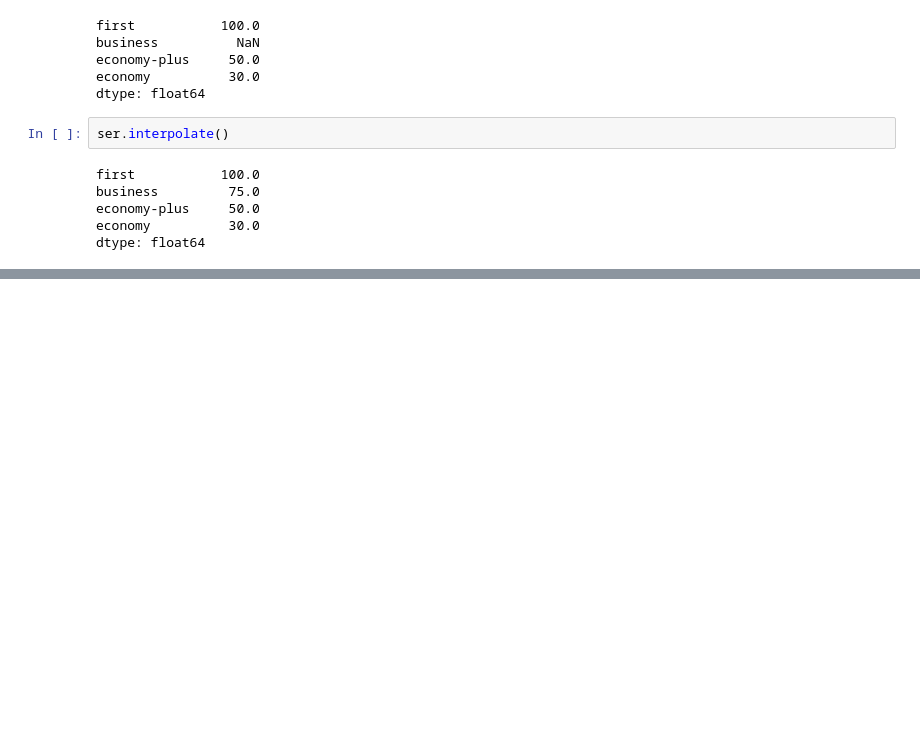
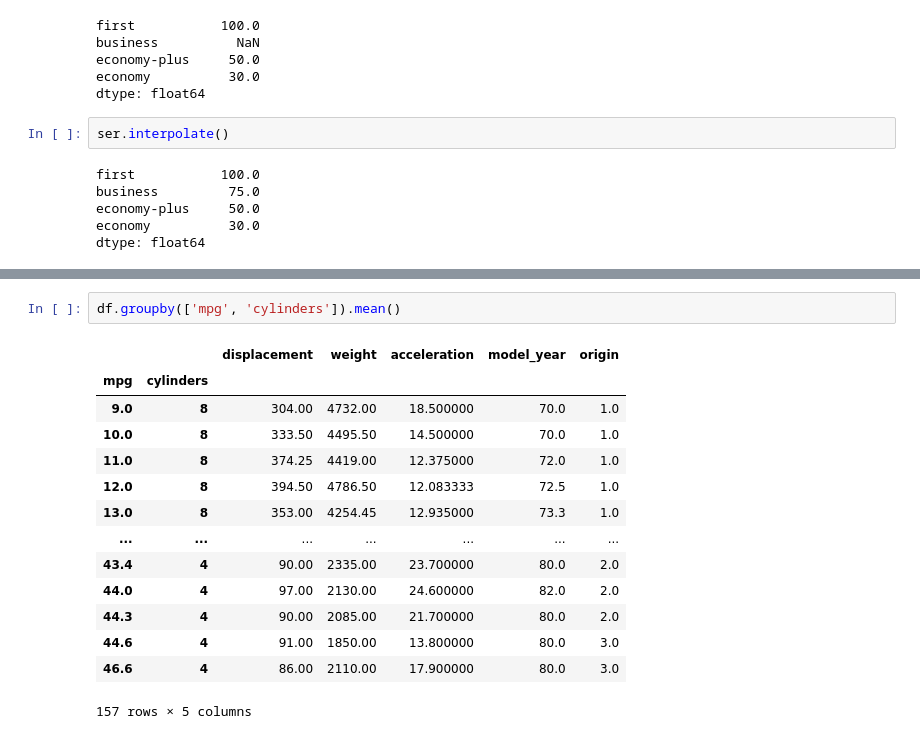
Before and after one commit to elmarhuseynv/Machine-Learning-Masterclass, a Jupyter notebook: 02 Pandas/2 pandas.ipynb, the cells around one changed output, grey strips where cells are left out. Saved outputs shown, nothing was run; the diff lists cells and outputs as text; blank space fills up the shorter version.

```diff
--- a/02 Pandas/2 pandas.ipynb
+++ b/02 Pandas/2 pandas.ipynb
@@ -660,0 +741,17 @@ dtype: float64
+# %%
+df.groupby(['mpg', 'cylinders']).mean()
+# %% [output]
+|  |  | displacement | weight | acceleration | model_year | origin |
+| mpg | cylinders |  |  |  |  |  |
+| 9.0 | 8 | 304.00 | 4732.00 | 18.500000 | 70.0 | 1.0 |
+| 10.0 | 8 | 333.50 | 4495.50 | 14.500000 | 70.0 | 1.0 |
+| 11.0 | 8 | 374.25 | 4419.00 | 12.375000 | 72.0 | 1.0 |
+| 12.0 | 8 | 394.50 | 4786.50 | 12.083333 | 72.5 | 1.0 |
+| 13.0 | 8 | 353.00 | 4254.45 | 12.935000 | 73.3 | 1.0 |
+| ... | ... | ... | ... | ... | ... | ... |
+| 43.4 | 4 | 90.00 | 2335.00 | 23.700000 | 80.0 | 2.0 |
+| 44.0 | 4 | 97.00 | 2130.00 | 24.600000 | 82.0 | 2.0 |
+| 44.3 | 4 | 90.00 | 2085.00 | 21.700000 | 80.0 | 2.0 |
+| 44.6 | 4 | 91.00 | 1850.00 | 13.800000 | 80.0 | 3.0 |
+| 46.6 | 4 | 86.00 | 2110.00 | 17.900000 | 80.0 | 3.0 |
+157 rows × 5 columns
```
Also changed, not shown: parts of 18 cells of this notebook, 1 other file.
